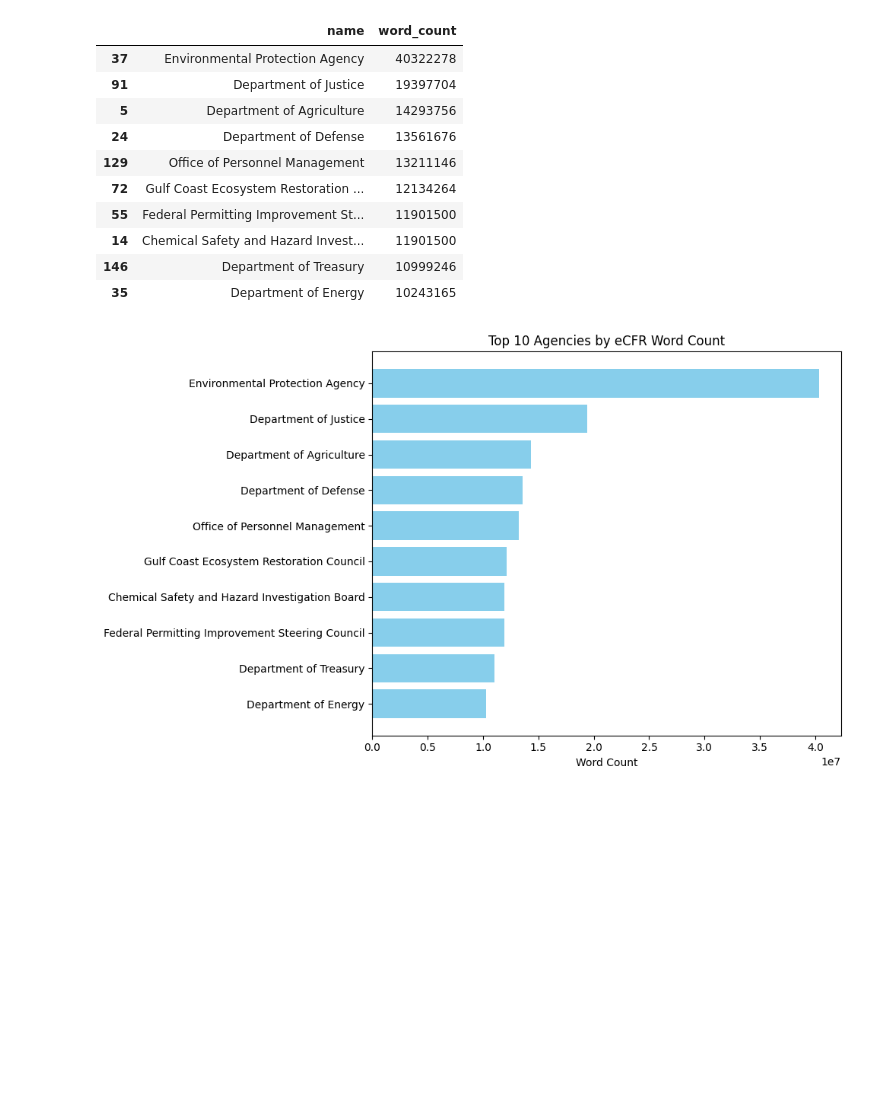
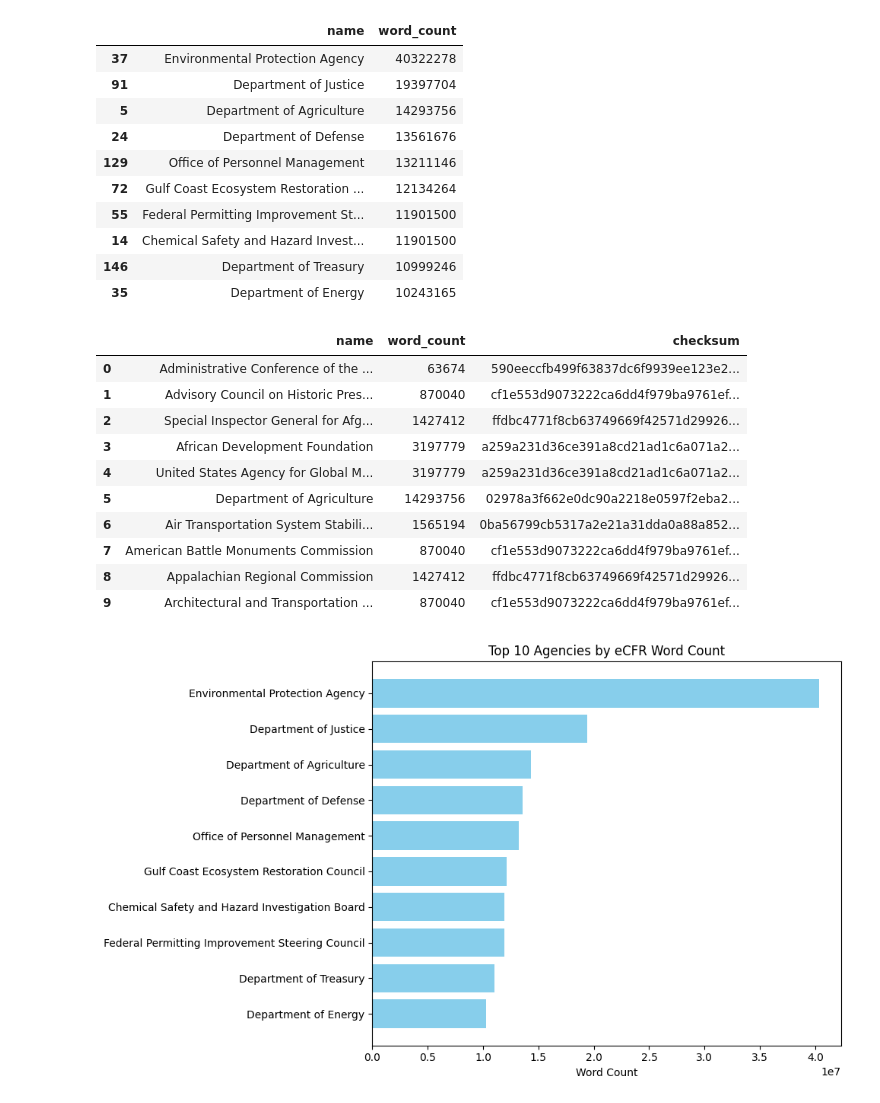
Before and after one commit to bkaewell/doge, a Jupyter notebook: federal_regulations_insights.ipynb, the cells around one changed output. Drawn from its saved outputs; the diff is of its cells as text; code cells hidden in the pictures; blank space fills up the shorter version.

Commit message:
Compute checksum of the regulation text per agency and display it

```diff
--- a/federal_regulations_insights.ipynb
+++ b/federal_regulations_insights.ipynb
@@ -270,6 +270,28 @@ results_df[['name', 'word_count']].sort_values(by='word_count', ascending=False)
 | 14 | Chemical Safety and Hazard Invest... | 11901500 |
 | 146 | Department of Treasury | 10999246 |
 | 35 | Department of Energy | 10243165 |
+# %%
+import hashlib
+
+# Compute a checksum (SHA-256) for each agency's text_content
+results_df['checksum'] = results_df['text_content'].apply(
+    lambda text: hashlib.sha256(str(text).encode('utf-8')).hexdigest()
+)
+
+# Preview results
+results_df[['name', 'word_count', 'checksum']].head(10)
+# %% [output]
+|  | name | word_count | checksum |
+| 0 | Administrative Conference of the ... | 63674 | 590eeccfb499f63837dc6f9939ee123e2... |
+| 1 | Advisory Council on Historic Pres... | 870040 | cf1e553d9073222ca6dd4f979ba9761ef... |
+| 2 | Special Inspector General for Afg... | 1427412 | ffdbc4771f8cb63749669f42571d29926... |
+| 3 | African Development Foundation | 3197779 | a259a231d36ce391a8cd21ad1c6a071a2... |
+| 4 | United States Agency for Global M... | 3197779 | a259a231d36ce391a8cd21ad1c6a071a2... |
+| 5 | Department of Agriculture | 14293756 | 02978a3f662e0dc90a2218e0597f2eba2... |
+| 6 | Air Transportation System Stabili... | 1565194 | 0ba56799cb5317a2e21a31dda0a88a852... |
+| 7 | American Battle Monuments Commission | 870040 | cf1e553d9073222ca6dd4f979ba9761ef... |
+| 8 | Appalachian Regional Commission | 1427412 | ffdbc4771f8cb63749669f42571d29926... |
+| 9 | Architectural and Transportation ... | 870040 | cf1e553d9073222ca6dd4f979ba9761ef... |
 # %%
 import matplotlib.pyplot as plt
 
```
